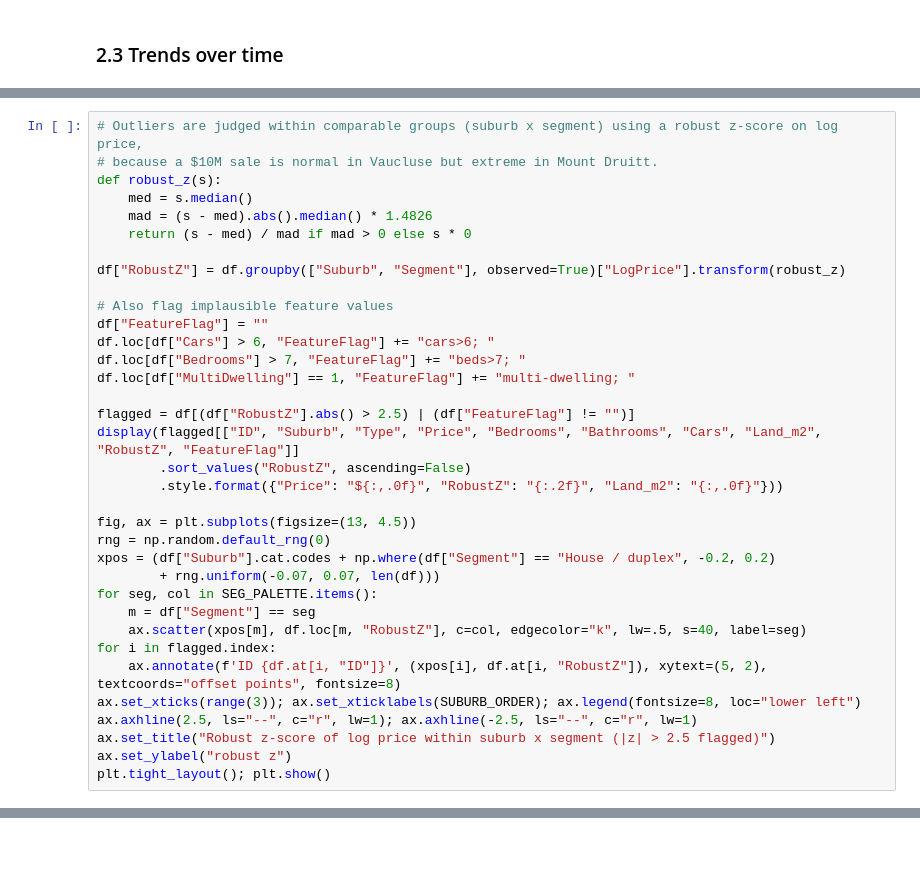
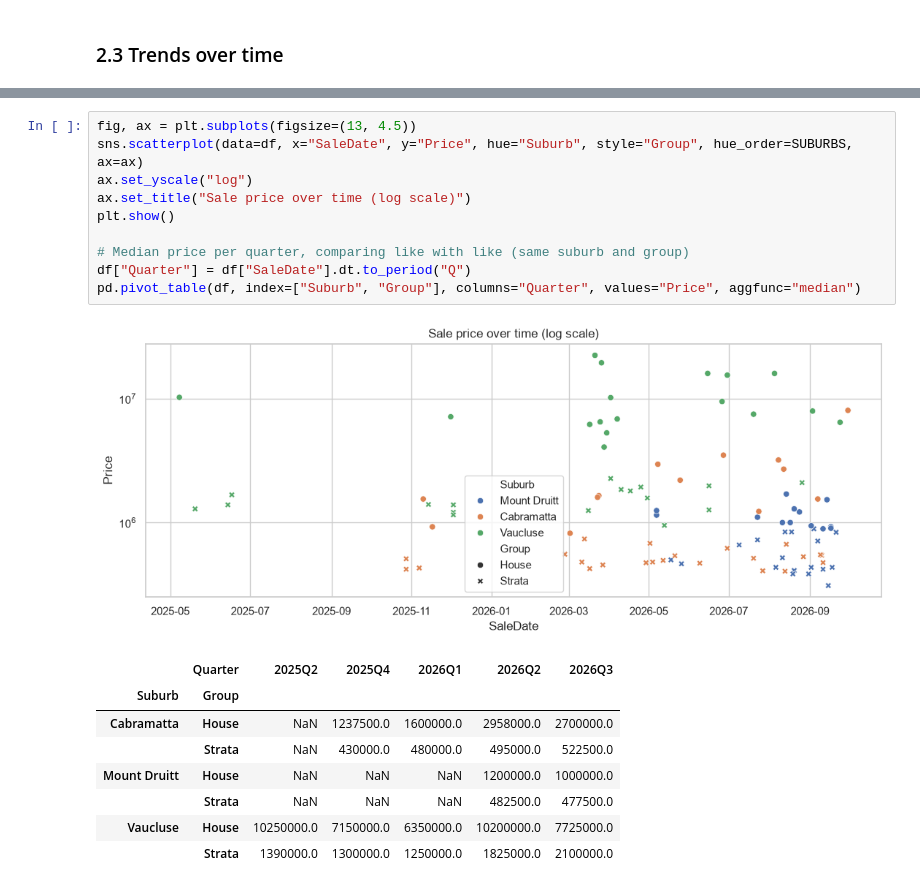
Before and after one commit to chakriyathida/sydney-housing-price, a Jupyter notebook: Task 8.1D.ipynb, the cells around one changed output, grey strips where cells are left out. Saved outputs shown, nothing was run; the diff lists cells and outputs as text; blank space fills up the shorter version.

```diff
--- a/Task 8.1D.ipynb
+++ b/Task 8.1D.ipynb
@@ -380,35 +228,0 @@ An outlier is judged **within its own suburb and segment**, because a \$10M sale
-# %%
-# Outliers are judged within comparable groups (suburb x segment) using a robust z-score on log price,
-# because a $10M sale is normal in Vaucluse but extreme in Mount Druitt.
-def robust_z(s):
-    med = s.median()
-    mad = (s - med).abs().median() * 1.4826
-    return (s - med) / mad if mad > 0 else s * 0
-
-df["RobustZ"] = df.groupby(["Suburb", "Segment"], observed=True)["LogPrice"].transform(robust_z)
-
-# Also flag implausible feature values
-df["FeatureFlag"] = ""
-df.loc[df["Cars"] > 6, "FeatureFlag"] += "cars>6; "
-df.loc[df["Bedrooms"] > 7, "FeatureFlag"] += "beds>7; "
-df.loc[df["MultiDwelling"] == 1, "FeatureFlag"] += "multi-dwelling; "
-
-flagged = df[(df["RobustZ"].abs() > 2.5) | (df["FeatureFlag"] != "")]
-display(flagged[["ID", "Suburb", "Type", "Price", "Bedrooms", "Bathrooms", "Cars", "Land_m2", "RobustZ", "FeatureFlag"]]
-        .sort_values("RobustZ", ascending=False)
-        .style.format({"Price": "${:,.0f}", "RobustZ": "{:.2f}", "Land_m2": "{:,.0f}"}))
-
-fig, ax = plt.subplots(figsize=(13, 4.5))
-rng = np.random.default_rng(0)
-xpos = (df["Suburb"].cat.codes + np.where(df["Segment"] == "House / duplex", -0.2, 0.2)
-        + rng.uniform(-0.07, 0.07, len(df)))
-for seg, col in SEG_PALETTE.items():
-    m = df["Segment"] == seg
-    ax.scatter(xpos[m], df.loc[m, "RobustZ"], c=col, edgecolor="k", lw=.5, s=40, label=seg)
-for i in flagged.index:
-    ax.annotate(f'ID {df.at[i, "ID"]}', (xpos[i], df.at[i, "RobustZ"]), xytext=(5, 2), textcoords="offset points", fontsize=8)
-ax.set_xticks(range(3)); ax.set_xticklabels(SUBURB_ORDER); ax.legend(fontsize=8, loc="lower left")
-ax.axhline(2.5, ls="--", c="r", lw=1); ax.axhline(-2.5, ls="--", c="r", lw=1)
-ax.set_title("Robust z-score of log price within suburb x segment (|z| > 2.5 flagged)")
-ax.set_ylabel("robust z")
-plt.tight_layout(); plt.show()
@@ -1180,0 +229,20 @@ The random forest was chosen partly for *how* it fails, not only for its average
+# %%
+fig, ax = plt.subplots(figsize=(13, 4.5))
+sns.scatterplot(data=df, x="SaleDate", y="Price", hue="Suburb", style="Group", hue_order=SUBURBS, ax=ax)
+ax.set_yscale("log")
+ax.set_title("Sale price over time (log scale)")
+plt.show()
+
+# Median price per quarter, comparing like with like (same suburb and group)
+df["Quarter"] = df["SaleDate"].dt.to_period("Q")
+pd.pivot_table(df, index=["Suburb", "Group"], columns="Quarter", values="Price", aggfunc="median")
+# %% [output]
+[figure, added]
+|  | Quarter | 2025Q2 | 2025Q4 | 2026Q1 | 2026Q2 | 2026Q3 |
+| Suburb | Group |  |  |  |  |  |
+| Cabramatta | House | NaN | 1237500.0 | 1600000.0 | 2958000.0 | 2700000.0 |
+|  | Strata | NaN | 430000.0 | 480000.0 | 495000.0 | 522500.0 |
+| Mount Druitt | House | NaN | NaN | NaN | 1200000.0 | 1000000.0 |
+|  | Strata | NaN | NaN | NaN | 482500.0 | 477500.0 |
+| Vaucluse | House | 10250000.0 | 7150000.0 | 6350000.0 | 10200000.0 | 7725000.0 |
+|  | Strata | 1390000.0 | 1300000.0 | 1250000.0 | 1825000.0 | 2100000.0 |
```
Also changed, not shown: parts of 104 cells of this notebook, 10 other files.
